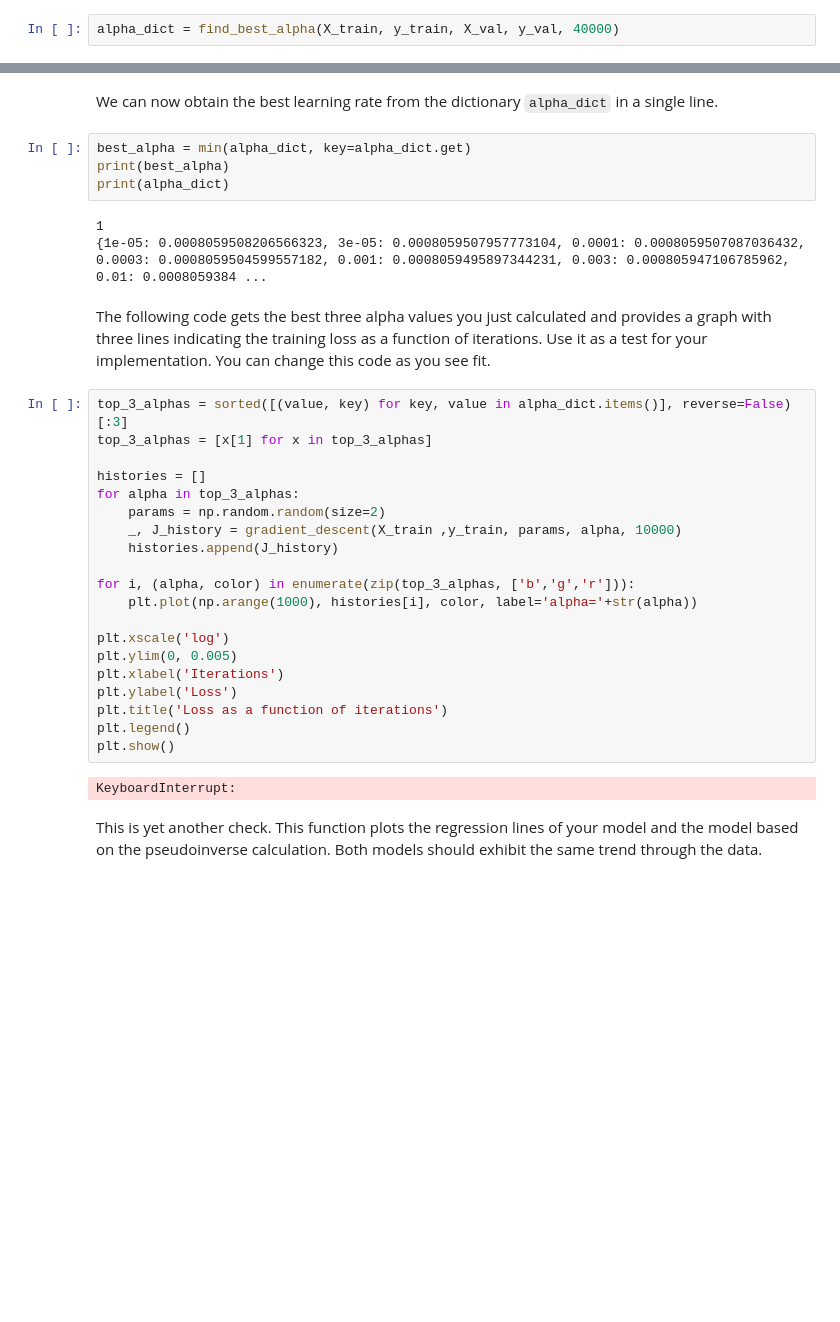
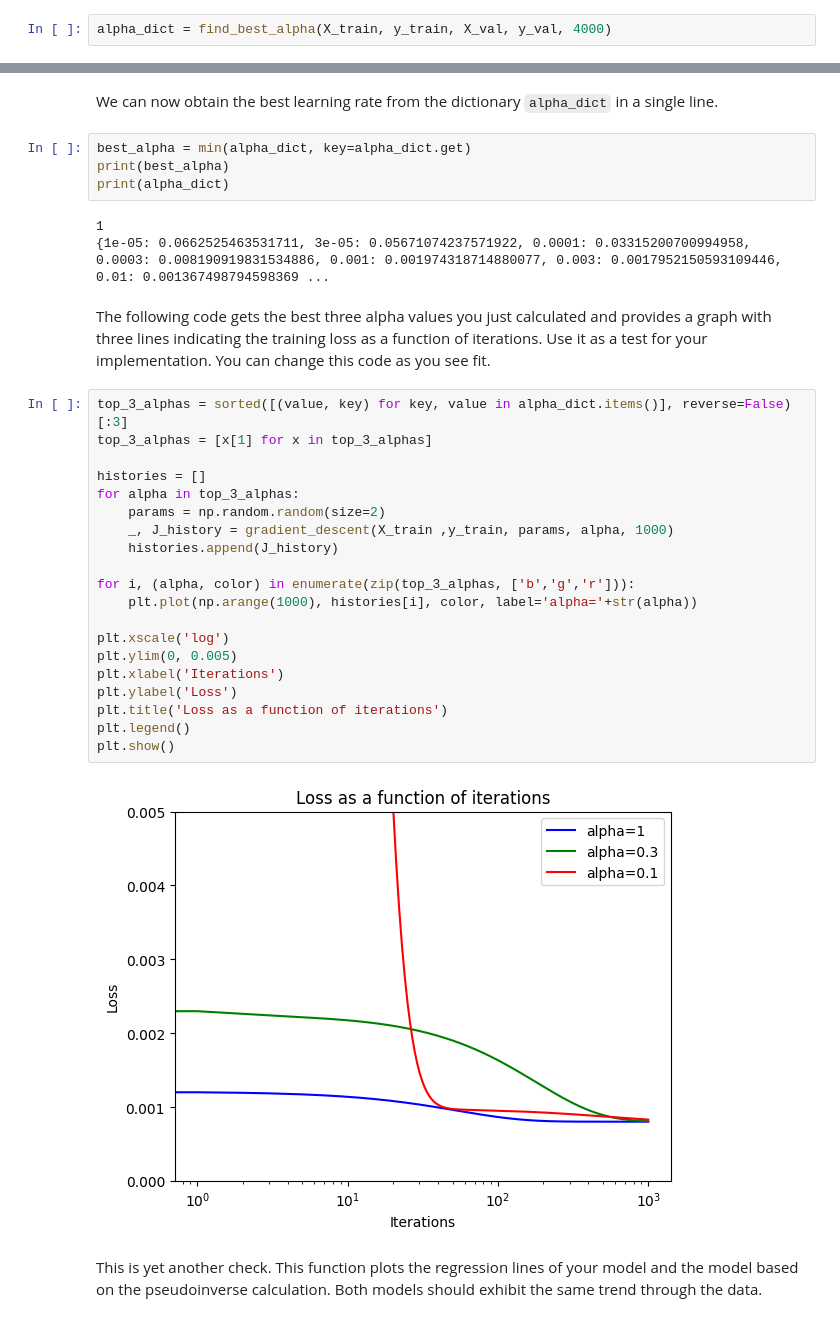
Before and after one commit to roybh1/machine-learning-for-data-idc, a Jupyter notebook: hw1/hw1.ipynb, the cells around one changed output, grey strips where cells are left out. Cells and saved outputs as stored; diff of their text form; blank space fills up the shorter version.

```diff
--- a/hw1/hw1.ipynb
+++ b/hw1/hw1.ipynb
@@ -235,7 +238,7 @@ Open `hw1.py` and complete the function `efficient_gradient_descent` and `find_b
 # %%
 from hw1 import efficient_gradient_descent, find_best_alpha
 # %%
-alpha_dict = find_best_alpha(X_train, y_train, X_val, y_val, 40000)
+alpha_dict = find_best_alpha(X_train, y_train, X_val, y_val, 4000)
 # %% [output]
 Trying alpha: 1e-05
 Trying alpha: 3e-05
@@ -258,31 +261,31 @@ print(best_alpha)
 print(alpha_dict)
 # %% [output]
 1
-{1e-05: 0.0008059508206566323, 3e-05: 0.0008059507957773104, 0.0001: 0.0008059507087036432, 0.0003: 0.0008059504599557182, 0.001: 0.0008059495897344231, 0.003: 0.000805947106785962, 0.01: 0.0008059384 ...
+{1e-05: 0.0662525463531711, 3e-05: 0.05671074237571922, 0.0001: 0.03315200700994958, 0.0003: 0.008190919831534886, 0.001: 0.001974318714880077, 0.003: 0.0017952150593109446, 0.01: 0.001367498794598369 ...
 # %% [markdown]
 The following code gets the best three alpha values you just calculated and provides a graph with three lines indicating the training loss as a function of iterations. Use it as a test for your implementation. You can change this code as you see fit.
 # %%
 top_3_alphas = sorted([(value, key) for key, value in alpha_dict.items()], reverse=False)[:3]
 top_3_alphas = [x[1] for x in top_3_alphas]
 
 histories = []
 for alpha in top_3_alphas:
     params = np.random.random(size=2)
-    _, J_history = gradient_descent(X_train ,y_train, params, alpha, 10000)
+    _, J_history = gradient_descent(X_train ,y_train, params, alpha, 1000)
     histories.append(J_history)
 
 for i, (alpha, color) in enumerate(zip(top_3_alphas, ['b','g','r'])):
     plt.plot(np.arange(1000), histories[i], color, label='alpha='+str(alpha))
 
 plt.xscale('log')
 plt.ylim(0, 0.005)
 plt.xlabel('Iterations')
 plt.ylabel('Loss')
 plt.title('Loss as a function of iterations')
 plt.legend()
 plt.show()
 # %% [output]
-KeyboardInterrupt:
+[figure, added]
 # %% [markdown]
 This is yet another check. This function plots the regression lines of your model and the model based on the pseudoinverse calculation. Both models should exhibit the same trend through the data.
 # %%
```
Also changed, not shown: parts of 12 cells of this notebook, 1 other file.
